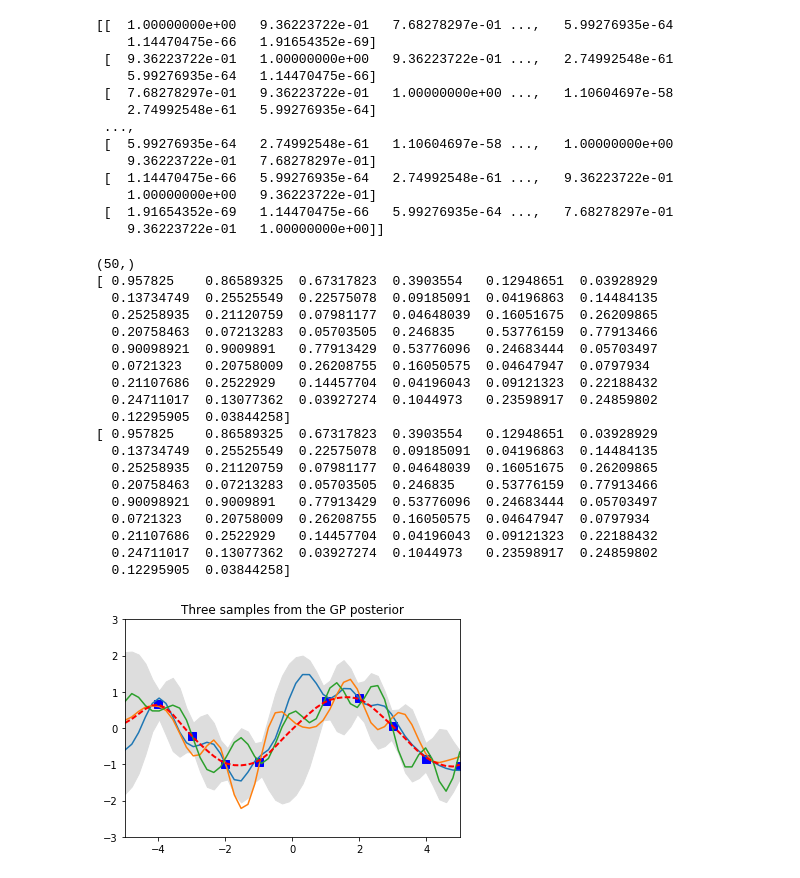
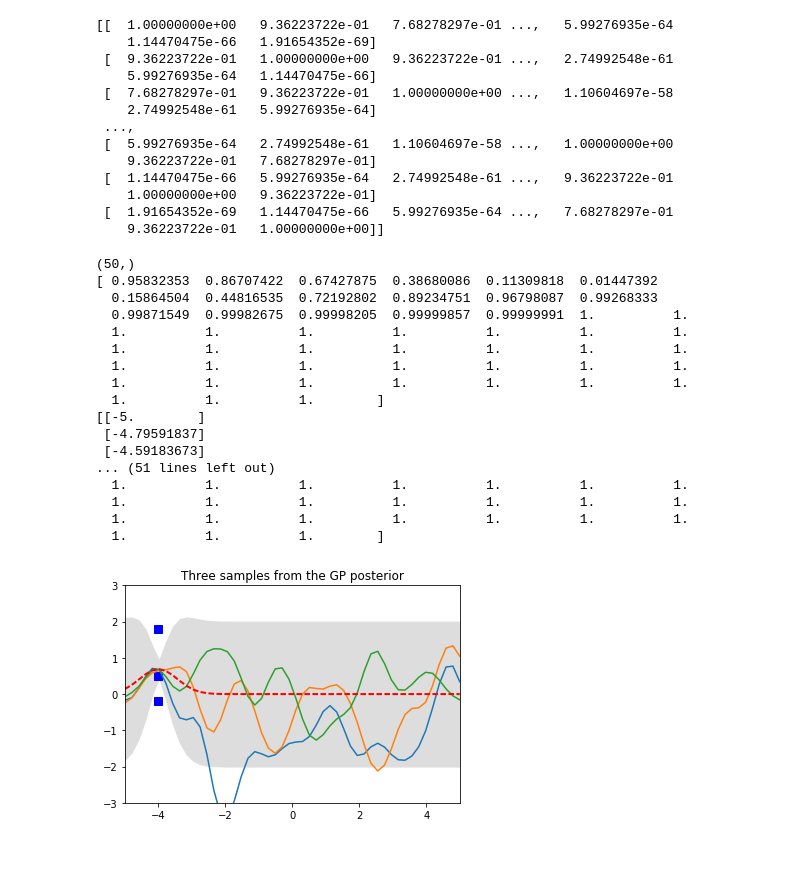
Before and after one commit to kirenguyen/unity-game-controllers, a Jupyter notebook: notebooks/personalized_practice.ipynb, the cells around one changed output. Saved outputs shown, nothing was run; the diff lists cells and outputs as text; code cells hidden in the pictures.

```diff
--- a/personalized_practice.ipynb
+++ b/notebooks/personalized_practice.ipynb
@@ -101,10 +99,12 @@ print(K_ss)
     9.36223722e-01   1.00000000e+00]]
 # %%
 # Noised up training data
-Xtrain = np.array([-4, -3, -2, -1, 1, 2, 3, 4, 5]).reshape(9,1)
+#Xtrain = np.array([-4, -3, -2, -1, 1, 2, 3, 4, 5]).reshape(9,1)
+Xtrain = np.array([-4, -4, -4]).reshape(3,1)
 
 noise_mu, noise_sigma = 0, .2
-ytrain = np.sin(Xtrain)  + np.random.normal(noise_mu, noise_sigma)
+ytrain = np.array([.5, -.2, 1.8]) # + np.random.normal(noise_mu, noise_sigma)
+#ytrain = np.sin(Xtrain)  + np.random.normal(noise_mu, noise_sigma)
 
 # Apply the kernel function to our training points
 K = kernel(Xtrain, Xtrain, param)
@@ -122,49 +122,48 @@ v = np.linalg.solve(L, K_s)
 
 #print(means)
 #print(mu)
 
 
 # Compute the standard deviation so we can plot it
 s2 = np.diag(K_ss) - np.sum(v**2, axis=0)
 variances = K_ss - np.dot(v.T, v)
 
 #we only want the diagonal because we want to know the variance of each variable independent of any others
 print(s2.shape)
 print(np.diag(variances))
+print(Xtest)
 print(s2)
 
 
 stdv = np.sqrt(s2)
 # Draw samples from the posterior at our test points.
 L = np.linalg.cholesky(K_ss + 1e-6*np.eye(n) - np.dot(v.T, v))
 f_post = mu.reshape(-1,1) + np.dot(L, np.random.normal(size=(n,3)))
 
 pl.plot(Xtrain, ytrain, 'bs', ms=8)
 #print(f_post.shape)
 pl.plot(Xtest, f_post)
 pl.gca().fill_between(Xtest.flat, mu-2*stdv, mu+2*stdv, color="#dddddd")
 pl.plot(Xtest, mu, 'r--', lw=2)
 pl.axis([-5, 5, -3, 3])
 pl.title('Three samples from the GP posterior')
 pl.show()
 # %% [output]
 (50,)
-[ 0.957825    0.86589325  0.67317823  0.3903554   0.12948651  0.03928929
-  0.13734749  0.25525549  0.22575078  0.09185091  0.04196863  0.14484135
-  0.25258935  0.21120759  0.07981177  0.04648039  0.16051675  0.26209865
-  0.20758463  0.07213283  0.05703505  0.246835    0.53776159  0.77913466
-  0.90098921  0.9009891   0.77913429  0.53776096  0.24683444  0.05703497
-  0.0721323   0.20758009  0.26208755  0.16050575  0.04647947  0.0797934
-  0.21107686  0.2522929   0.14457704  0.04196043  0.09121323  0.22188432
-  0.24711017  0.13077362  0.03927274  0.1044973   0.23598917  0.24859802
-  0.12295905  0.03844258]
-[ 0.957825    0.86589325  0.67317823  0.3903554   0.12948651  0.03928929
-  0.13734749  0.25525549  0.22575078  0.09185091  0.04196863  0.14484135
-  0.25258935  0.21120759  0.07981177  0.04648039  0.16051675  0.26209865
-  0.20758463  0.07213283  0.05703505  0.246835    0.53776159  0.77913466
-  0.90098921  0.9009891   0.77913429  0.53776096  0.24683444  0.05703497
-  0.0721323   0.20758009  0.26208755  0.16050575  0.04647947  0.0797934
-  0.21107686  0.2522929   0.14457704  0.04196043  0.09121323  0.22188432
-  0.24711017  0.13077362  0.03927274  0.1044973   0.23598917  0.24859802
-  0.12295905  0.03844258]
+[ 0.95832353  0.86707422  0.67427875  0.38680086  0.11309818  0.01447392
+  0.15864504  0.44816535  0.72192802  0.89234751  0.96798087  0.99268333
+  0.99871549  0.99982675  0.99998205  0.99999857  0.99999991  1.          1.
+  1.          1.          1.          1.          1.          1.          1.
+  1.          1.          1.          1.          1.          1.          1.
+  1.          1.          1.          1.          1.          1.          1.
+  1.          1.          1.          1.          1.          1.          1.
+  1.          1.          1.        ]
+[[-5.        ]
+ [-4.79591837]
+ [-4.59183673]
+... (51 lines left out)
+  1.          1.          1.          1.          1.          1.          1.
+  1.          1.          1.          1.          1.          1.          1.
+  1.          1.          1.          1.          1.          1.          1.
+  1.          1.          1.        ]
-[figure, old version]
+[figure, new version]
```
Also changed, not shown: parts of 3 cells of this notebook, 12 other files.
